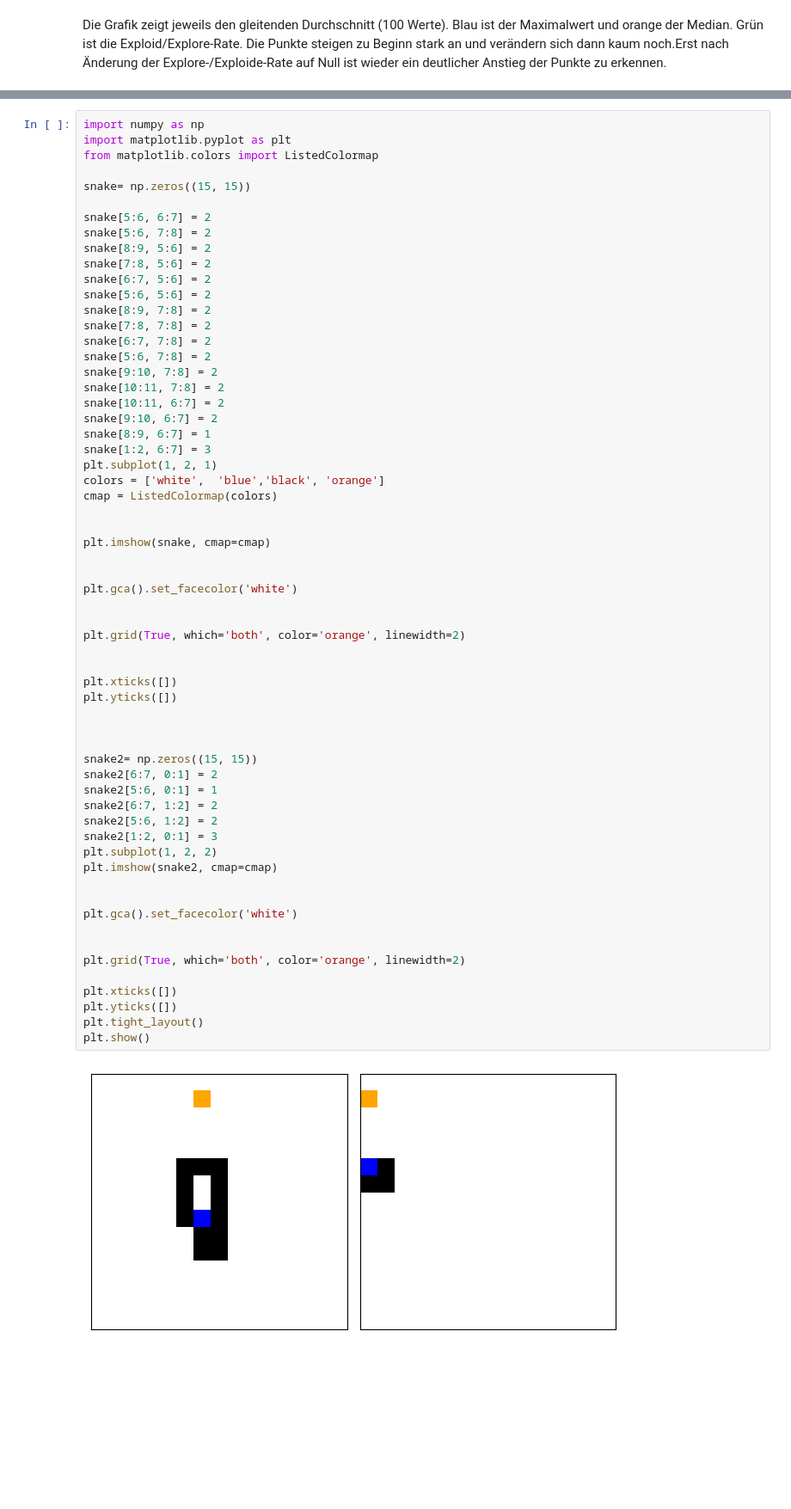
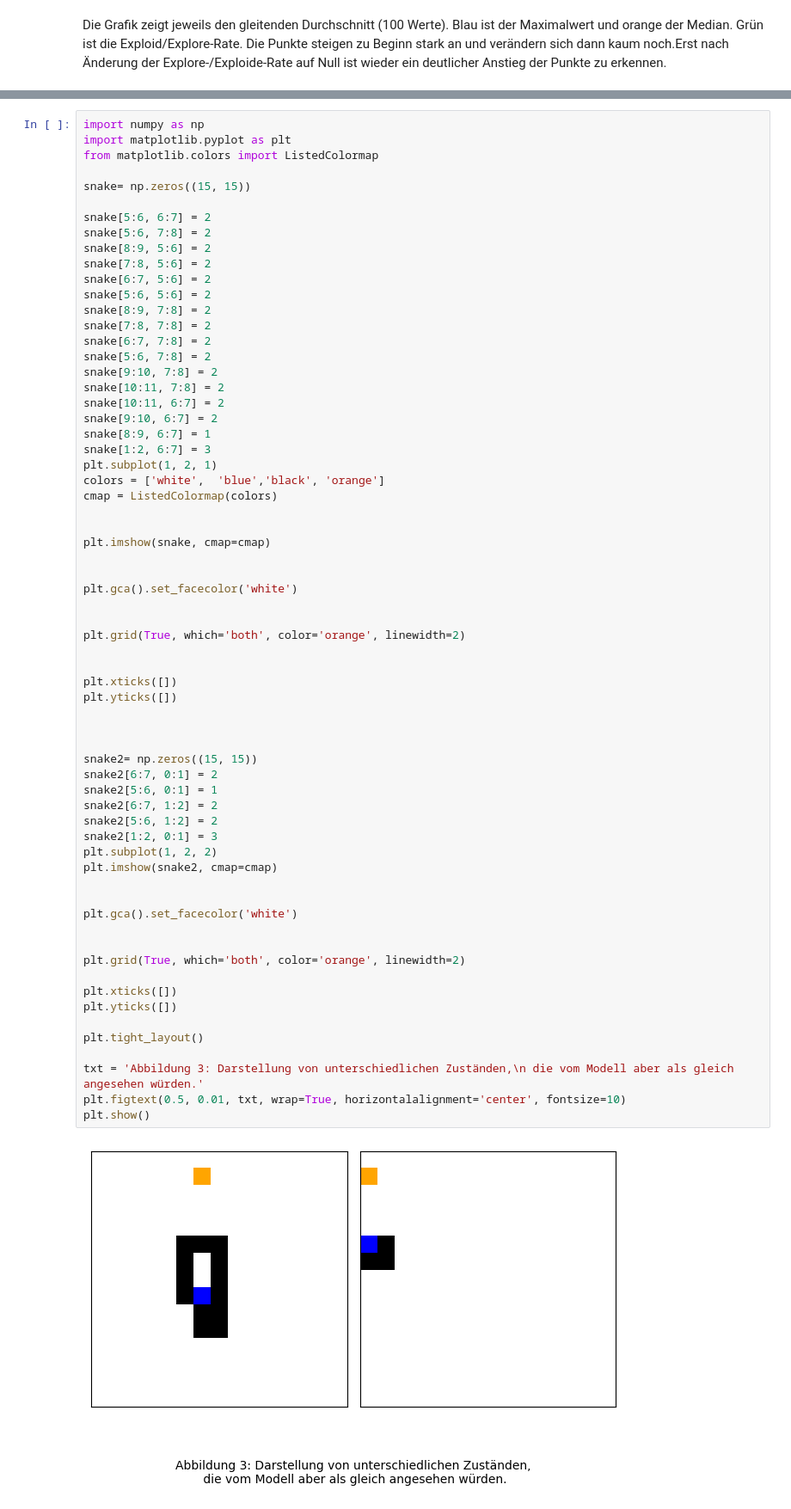
Before and after one commit to florianw830/DeepLearningWS2324, a Jupyter notebook: Snake.ipynb, the cells around one changed output, grey strips where cells are left out. Shown at 86% size. Cells and saved outputs as stored; diff of their text form; blank space fills up the shorter version.

```diff
--- a/Snake.ipynb
+++ b/Snake.ipynb
@@ -543,32 +548,36 @@ plt.gca().set_facecolor('white')
 
 
 plt.grid(True, which='both', color='orange', linewidth=2)
 
 
 plt.xticks([])
 plt.yticks([])
 
 
 
 snake2= np.zeros((15, 15))
 snake2[6:7, 0:1] = 2
 snake2[5:6, 0:1] = 1
 snake2[6:7, 1:2] = 2
 snake2[5:6, 1:2] = 2
 snake2[1:2, 0:1] = 3
 plt.subplot(1, 2, 2)
 plt.imshow(snake2, cmap=cmap)
 
 
 plt.gca().set_facecolor('white')
 
 
 plt.grid(True, which='both', color='orange', linewidth=2)
 
 plt.xticks([])
 plt.yticks([])
+
 plt.tight_layout()
+
+txt = 'Abbildung 3: Darstellung von unterschiedlichen Zuständen,\n die vom Modell aber als gleich angesehen würden.'
+plt.figtext(0.5, 0.01, txt, wrap=True, horizontalalignment='center', fontsize=10)
 plt.show()
 # %% [output]
-[figure, old version]
+[figure, new version]
 # %% [markdown]
```
Also changed, not shown: parts of 8 cells of this notebook.
